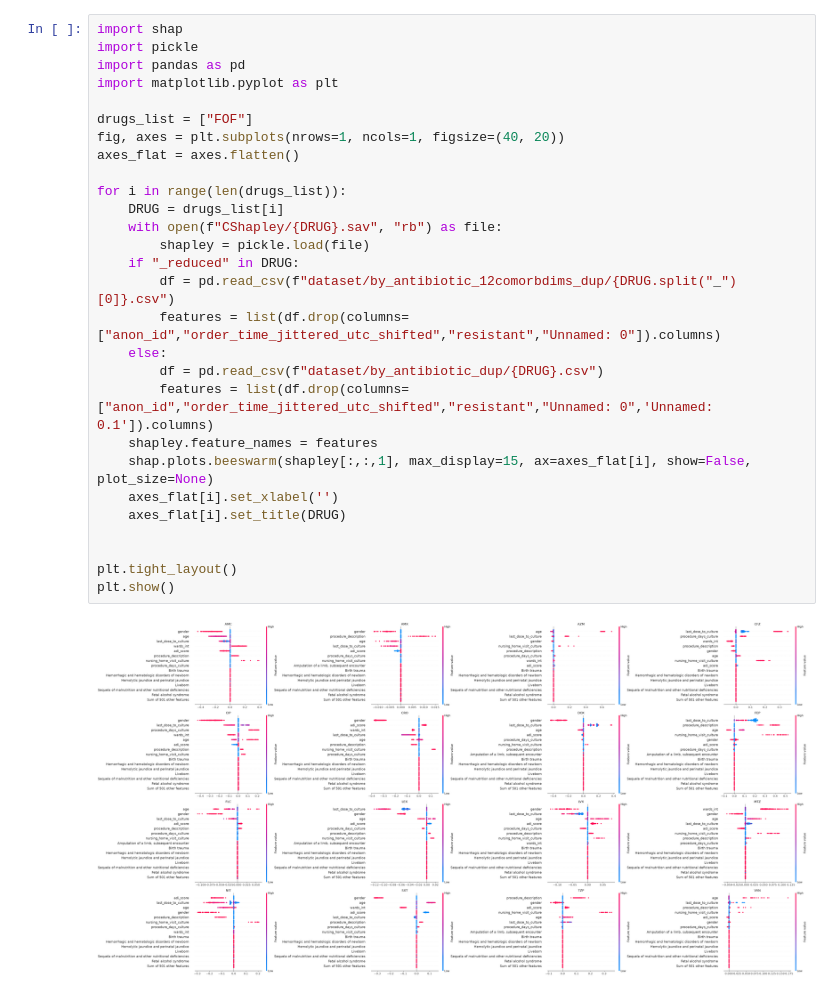
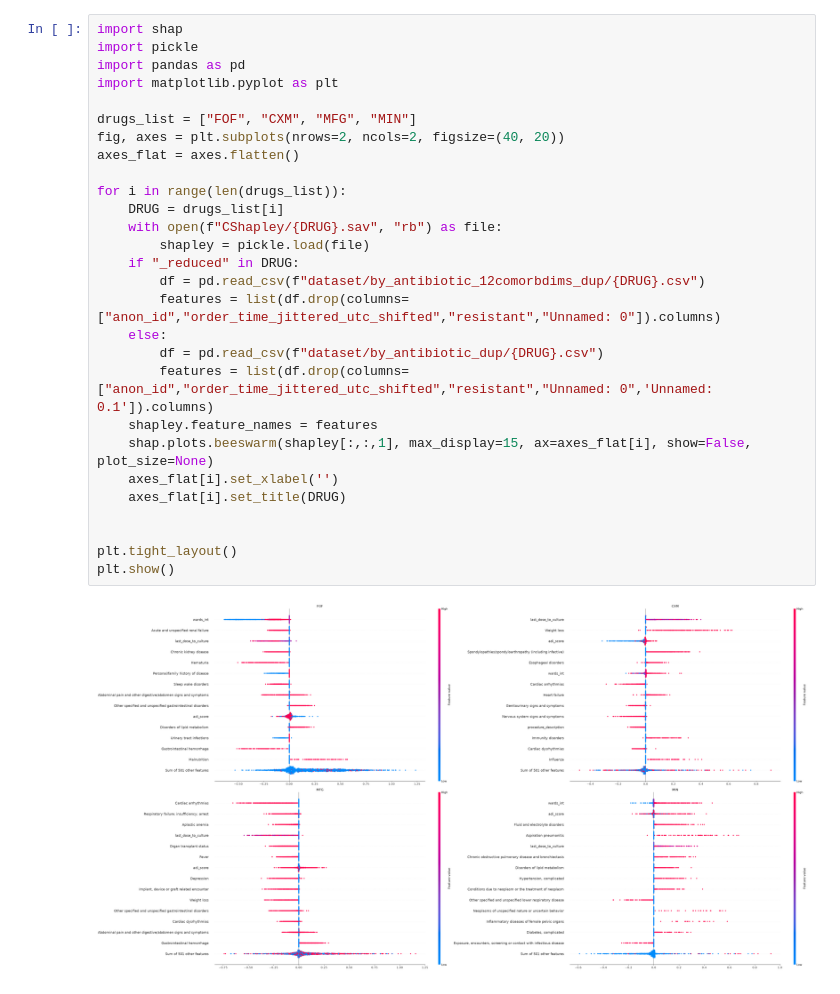
Before and after one commit to renatawong/qml-amr, a Jupyter notebook: viz_shapley.ipynb, the cells around one changed output. Saved outputs shown, nothing was run; the diff lists cells and outputs as text.

```diff
--- a/viz_shapley.ipynb
+++ b/viz_shapley.ipynb
@@ -1,30 +1,30 @@
 # %%
 import shap
 import pickle
 import pandas as pd
 import matplotlib.pyplot as plt
 
-drugs_list = ["FOF"]
-fig, axes = plt.subplots(nrows=1, ncols=1, figsize=(40, 20))
+drugs_list = ["FOF", "CXM", "MFG", "MIN"]
+fig, axes = plt.subplots(nrows=2, ncols=2, figsize=(40, 20))
 axes_flat = axes.flatten()
 
 for i in range(len(drugs_list)):
     DRUG = drugs_list[i]
     with open(f"CShapley/{DRUG}.sav", "rb") as file:
         shapley = pickle.load(file)
     if "_reduced" in DRUG:
-        df = pd.read_csv(f"dataset/by_antibiotic_12comorbdims_dup/{DRUG.split("_")[0]}.csv")
+        df = pd.read_csv(f"dataset/by_antibiotic_12comorbdims_dup/{DRUG}.csv")
         features = list(df.drop(columns=["anon_id","order_time_jittered_utc_shifted","resistant","Unnamed: 0"]).columns)
     else:
         df = pd.read_csv(f"dataset/by_antibiotic_dup/{DRUG}.csv")
         features = list(df.drop(columns=["anon_id","order_time_jittered_utc_shifted","resistant","Unnamed: 0",'Unnamed: 0.1']).columns)
     shapley.feature_names = features
     shap.plots.beeswarm(shapley[:,:,1], max_display=15, ax=axes_flat[i], show=False, plot_size=None)
     axes_flat[i].set_xlabel('')
     axes_flat[i].set_title(DRUG)
 
 
 plt.tight_layout()
 plt.show()
 # %% [output]
-[figure, old version]
+[figure, new version]
```
Also changed, not shown: 3 other files.
